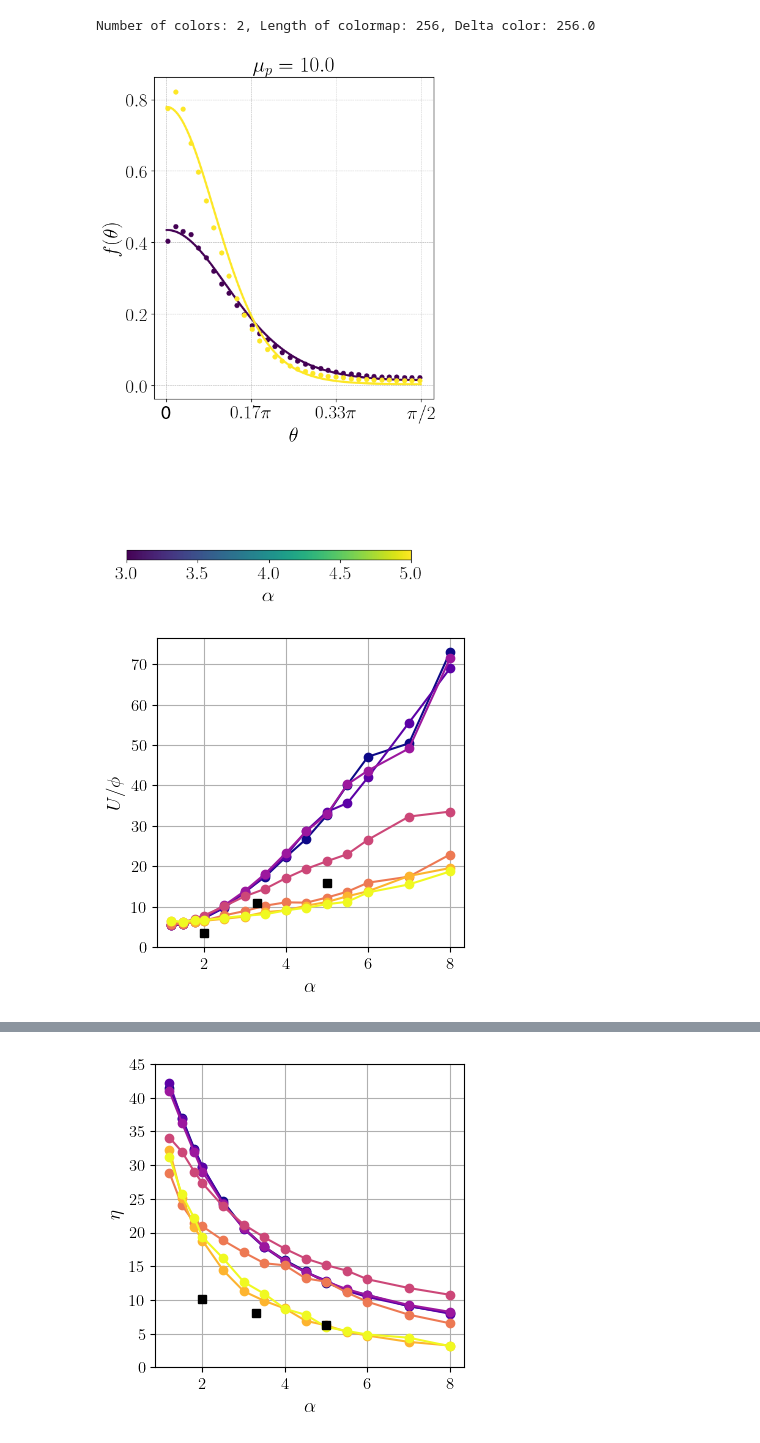
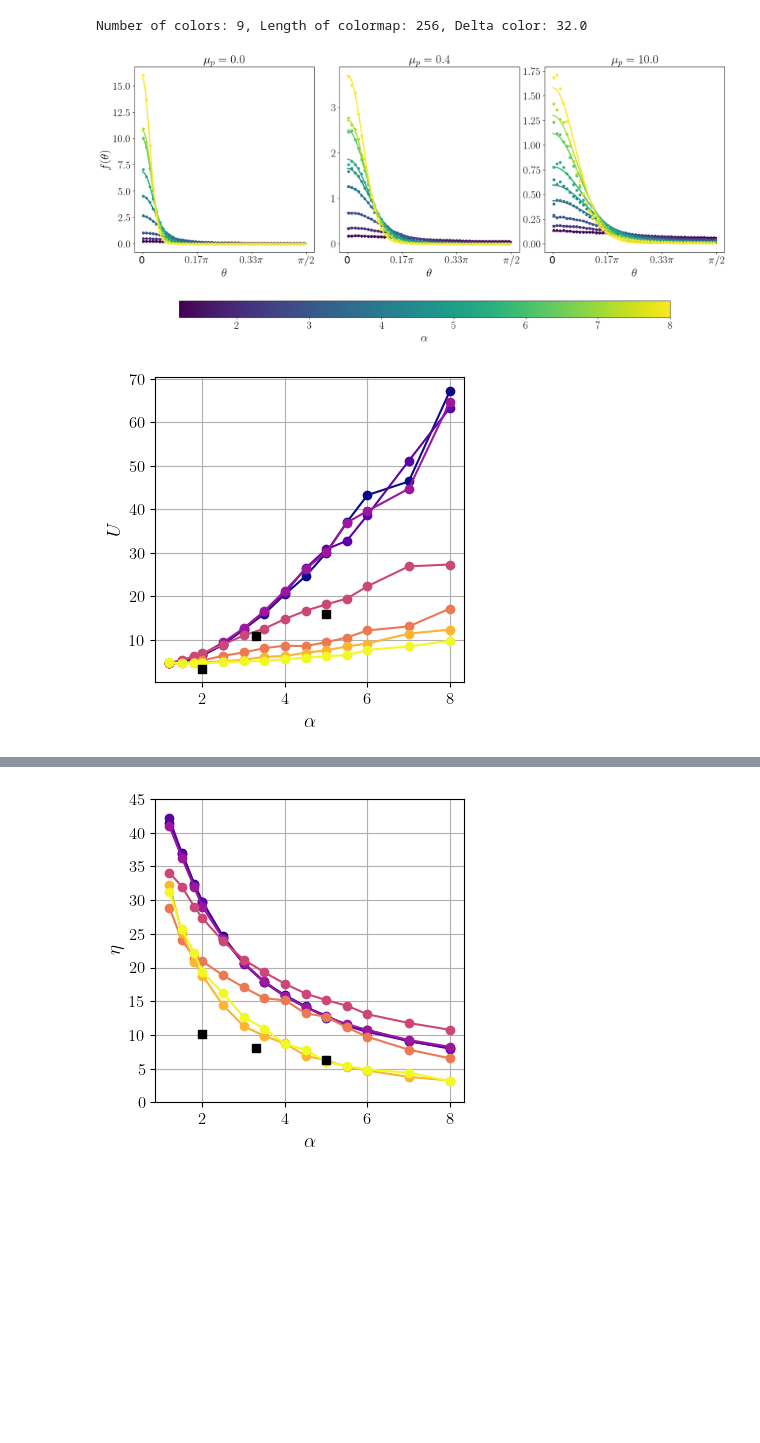
Before and after one commit to JBil8/Data_processing_orientations, a Jupyter notebook: maier_3d.ipynb, the cells around one changed output, grey strips where cells are left out. Cells and saved outputs as stored; diff of their text form; code cells hidden in the pictures; blank space fills up the shorter version.

Commit message:
implemented Biaxiality over time

```diff
--- a/maier_3d.ipynb
+++ b/maier_3d.ipynb
@@ -111,7 +137,7 @@ def pi_formatter(x, pos):
 # %%
 aspect_ratios = np.array([1.2, 1.5, 2.0, 3.0, 4.0, 5.0, 6.0, 7.0, 8.0])
 
-aspect_ratios = np.array([3.0, 5.0])
+# aspect_ratios = np.array([3.0, 5.0])
 
 
 directory = "output_data_hertz"
@@ -133,9 +159,9 @@ print(f"Number of colors: {num_colors}, Length of colormap: {length_cmap}, Delta
 colors = [cmap(i*int(delta_color)) for i in range(num_colors)]
 
 I=0.1
-cofs = [10.0]
+cofs = [0.0, 0.4, 10.0]
 num_cofs = len(cofs)
-fig, axes = plt.subplots(1, num_cofs, figsize=(6 * num_cofs, 6), sharey=True)
+fig, axes = plt.subplots(1, num_cofs, figsize=(6 * num_cofs, 6))#, sharey=True)
 
 if num_cofs == 1:
     axes = [axes]
@@ -153,45 +179,46 @@ for ax, cof in zip(axes, cofs):
      theta_d, U_fitted, phi, phi_fluctuations, D_r, shear_rate,
        rmse, n1_diff, n2_diff, p_yy, p_xy, S2_tensor, S4_tensor,
        strains, S2_over_time, times, oacf, tau_r, A_infty,
-       omega, screening_jeffrey, error_screening, angle_over_time
+       omega, screening_jeffrey, error_screening, angle_over_time,
+         theta_bins, omega_bins, std_omega_bins
        )  = read_pdf_theta(directory, cof, I, aspect_ratios)
     for i, ap in enumerate(aspect_ratios):
         fitted_odf = fit_equilibrium_ODF(thetas, nematic_parameter[i], U_fitted[i])
 
         # Plot fitted ODF and PDF data
         ax.plot(thetas, fitted_odf, label=f'$\\alpha={ap}$', linestyle='-', linewidth=2.5, color=colors[i])
-        ax.plot(bin_centers[i, ::3], pdf_data[i, ::3], 'o', linestyle='', markersize=5, color=colors[i])
+        ax.plot(bin_centers[i, ::2], pdf_data[i, ::2], 'o', linestyle='', markersize=5, color=colors[i])
 
     ax.set_xlabel('$\\theta$', fontsize=24)
     ax.set_title(f'$\\mu_p = {cof}$', fontsize=25)
     ax.xaxis.set_major_locator(ticker.MultipleLocator(np.pi / 6))
     ax.xaxis.set_major_formatter(ticker.FuncFormatter(pi_formatter))
 # ax.legend(fontsize=20, bbox_to_anchor=(1.05, 1.0), loc='upper left', ncol=1)
 
 # Normalize aspect_ratios (alpha values) to [0, 1] range for colormap
 norm = mcolors.Normalize(vmin=min(aspect_ratios), vmax=max(aspect_ratios))
 sm = cm.ScalarMappable(cmap='viridis', norm=norm)  # use your same colormap
 sm.set_array([])  # Needed only for matplotlib < 3.1
 
 # Add colorbar above the subplots
 cbar = plt.colorbar(sm, ax=axes, orientation='horizontal', fraction=0.3,  aspect=30, anchor=(0.5, -2.5))
 cbar.set_label(r'$\alpha$', fontsize=24)
 cbar.ax.tick_params(labelsize=22)
 
 # Set common Y label
 axes[0].set_ylabel('$f(\\theta)$', fontsize=24)
 
 # Make all tick labels larger
 for ax in axes:
     ax.tick_params(axis='both', labelsize=22)
 
 plt.tight_layout()
-plt.grid(True, which='both', linestyle='--', linewidth=0.5)
+# plt.grid(True, which='both', linestyle='--', linewidth=0.5)
 plt.savefig(f"pdf_comparison_Is_{I}.png", dpi=300, bbox_inches='tight')
 plt.show()
 # %% [output]
-Number of colors: 2, Length of colormap: 256, Delta color: 256.0
+Number of colors: 9, Length of colormap: 256, Delta color: 32.0
-[figure, old version]
+[figure, new version]
 # %%
 cofs = [0.0, 0.001, 0.01, 0.1, 0.4, 1.0, 10.0]
 Is = [0.001, 0.0046, 0.0022, 0.01, 0.046, 0.022, 0.1]
@@ -286,7 +322,7 @@ for i_I, I_val in enumerate(Is):
         plt.plot(
             # eccentricity,
             aspect_ratios,
-            U_fitted[i_cof, i_I, :]/phi_dense,
+            U_fitted[i_cof, i_I, :],
             label=f"{cof_val}",
             color=colors[i_cof],
             marker='o'
@@ -308,7 +344,7 @@ for i_I, I_val in enumerate(Is):
     plt.xlabel(f"$\\alpha$")
     # plt.ylabel("$U V_p / 2 \\phi \\alpha^2$")#\\phi$")
     # plt.ylabel("$U  / (\\eta(\\phi) V_{{excl}}) $")#\\phi$")
-    plt.ylabel("$U  / \\phi $")#\\phi$")
+    plt.ylabel("$U $")#\\phi$")
     # plt.xlim(0.7, 1.0)
     # plt.axhline(1.0, color='k', linestyle='--', linewidth=1.5, label="Excluded volume")
     # plt.ylim(0, 2)
@@ -319,7 +355,7 @@ for i_I, I_val in enumerate(Is):
     plt.savefig(f"U_fitted_vs_alpha_I_{I_val}_unscaled.png", dpi=300, bbox_inches='tight')
     plt.show()
 # %% [output]
-[figure, old version]
+[figure, new version]
 # %%
 def second_coeff_excluded_volume(x):
     first_factor = 15 / 32 / x**4
```
Also changed, not shown: parts of 19 cells of this notebook, 2 other files.
